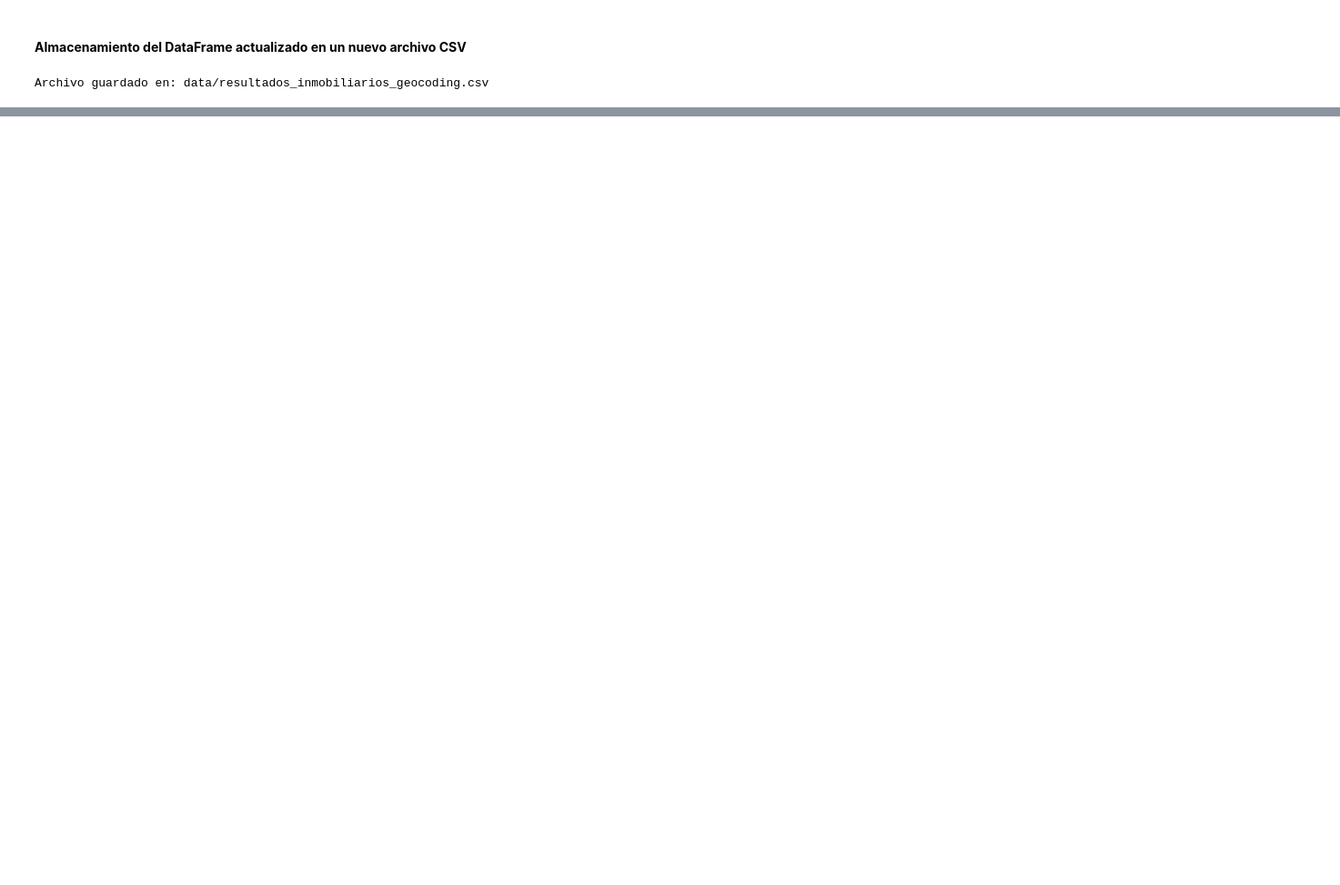
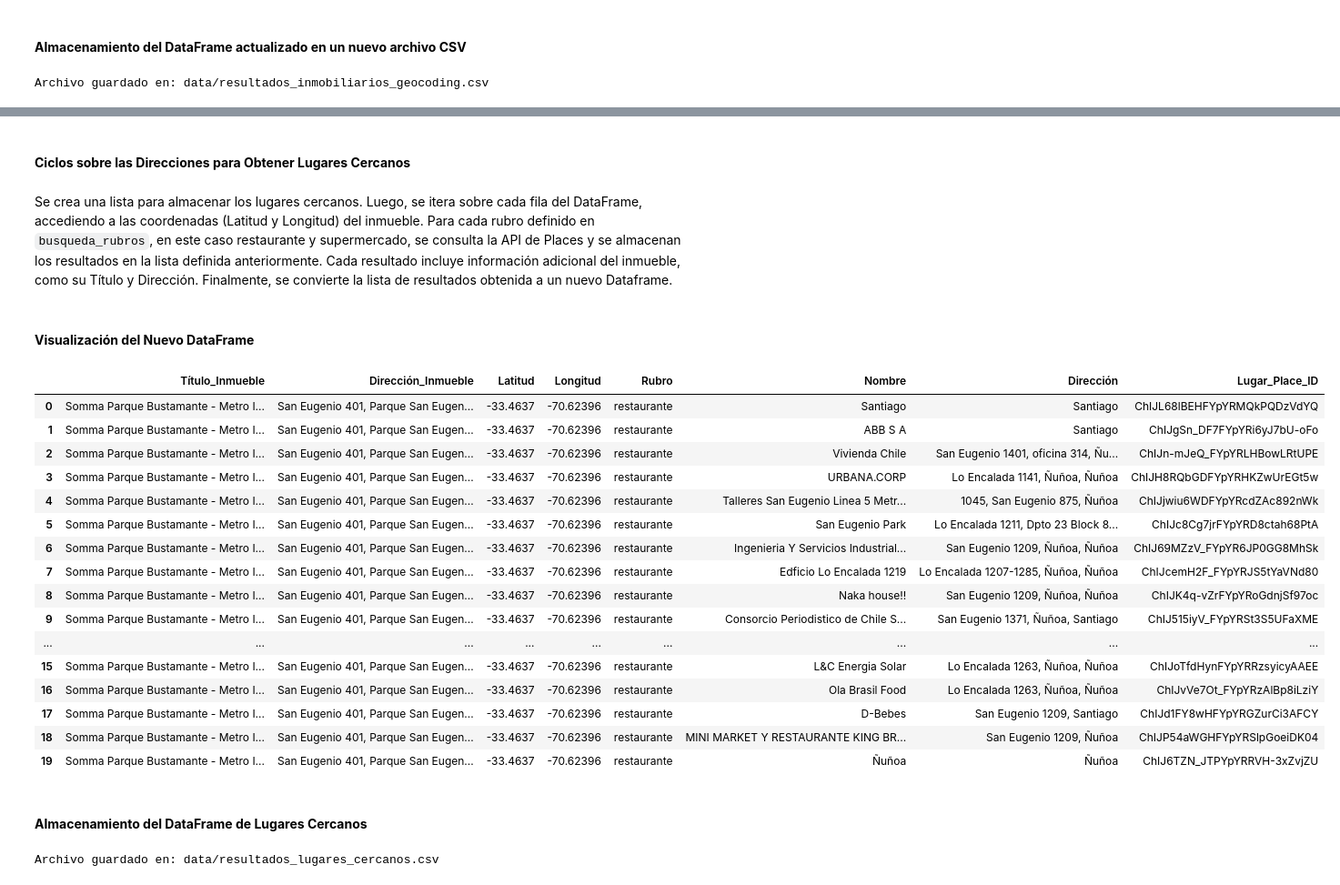
Before and after one commit to Vikktor93/webscraping-api-bd-project, a Jupyter notebook: project.ipynb, the cells around one changed output, grey strips where cells are left out. Shown at 91% size. Saved outputs shown, nothing was run; the diff lists cells and outputs as text; code cells hidden in the pictures; blank space fills up the shorter version.

Commit message:
Se agrega consulta a Places API de Google y se genera nuevo Dataframe con lugares cercanos

```diff
--- a/project.ipynb
+++ b/project.ipynb
@@ -528,0 +583,57 @@ Archivo guardado en: data/resultados_inmobiliarios_geocoding.csv
+# %% [markdown]
+####  **Ciclos sobre las Direcciones para Obtener Lugares Cercanos**
+# %% [markdown]
+Se crea una lista para almacenar los lugares cercanos. Luego, se itera sobre cada fila del DataFrame, accediendo a las coordenadas (Latitud y Longitud) del inmueble. Para cada rubro definido en `busqueda_rubros`, en este caso restaurante y supermercado, se consulta la API de Places y se almacenan los resultados en la lista definida anteriormente. Cada resultado incluye información adicional del inmueble, como su Título y Dirección. Finalmente, se convierte la lista de resultados obtenida a un nuevo Dataframe.
+# %%
+# Lista para almacenar los resultados de lugares cercanos
+lugares_cercanos = []
+
+# Iteración sobre cada fila del DataFrame Actualizado
+for index, row in df.iterrows():
+    latitud = row["Latitud"]
+    longitud = row["Longitud"]
+
+    if pd.notnull(latitud) and pd.notnull(longitud):
+        for rubro in busqueda_rubros:
+            lugares = rubros_cercanos(latitud, longitud, radio_busqueda, rubro, api_key)
+            for lugar in lugares:
+                lugares_cercanos.append({
+                    "Título_Inmueble": row["Título"],
+                    "Dirección_Inmueble": row["Dirección"],
+                    "Latitud": latitud,
+                    "Longitud": longitud,
+                    **lugar
+                })
+
+# Convierte la lista a un DataFrame
+df_lugares = pd.DataFrame(lugares_cercanos)
+# %% [markdown]
+#### **Visualización del Nuevo DataFrame**
+# %%
+# Imprime el DataFrame actualizado
+df_lugares.head(20)
+# %% [output]
+|  | Título_Inmueble | Dirección_Inmueble | Latitud | Longitud | Rubro | Nombre | Dirección | Lugar_Place_ID |
+| 0 | Somma Parque Bustamante - Metro I... | San Eugenio 401, Parque San Eugen... | -33.4637 | -70.62396 | restaurante | Santiago | Santiago | ChIJL68lBEHFYpYRMQkPQDzVdYQ |
+| 1 | Somma Parque Bustamante - Metro I... | San Eugenio 401, Parque San Eugen... | -33.4637 | -70.62396 | restaurante | ABB S A | Santiago | ChIJgSn_DF7FYpYRi6yJ7bU-oFo |
+| 2 | Somma Parque Bustamante - Metro I... | San Eugenio 401, Parque San Eugen... | -33.4637 | -70.62396 | restaurante | Vivienda Chile | San Eugenio 1401, oficina 314, Ñu... | ChIJn-mJeQ_FYpYRLHBowLRtUPE |
+| 3 | Somma Parque Bustamante - Metro I... | San Eugenio 401, Parque San Eugen... | -33.4637 | -70.62396 | restaurante | URBANA.CORP | Lo Encalada 1141, Ñuñoa, Ñuñoa | ChIJH8RQbGDFYpYRHKZwUrEGt5w |
+| 4 | Somma Parque Bustamante - Metro I... | San Eugenio 401, Parque San Eugen... | -33.4637 | -70.62396 | restaurante | Talleres San Eugenio Linea 5 Metr... | 1045, San Eugenio 875, Ñuñoa | ChIJjwiu6WDFYpYRcdZAc892nWk |
+| 5 | Somma Parque Bustamante - Metro I... | San Eugenio 401, Parque San Eugen... | -33.4637 | -70.62396 | restaurante | San Eugenio Park | Lo Encalada 1211, Dpto 23 Block 8... | ChIJc8Cg7jrFYpYRD8ctah68PtA |
+| 6 | Somma Parque Bustamante - Metro I... | San Eugenio 401, Parque San Eugen... | -33.4637 | -70.62396 | restaurante | Ingenieria Y Servicios Industrial... | San Eugenio 1209, Ñuñoa, Ñuñoa | ChIJ69MZzV_FYpYR6JP0GG8MhSk |
+| 7 | Somma Parque Bustamante - Metro I... | San Eugenio 401, Parque San Eugen... | -33.4637 | -70.62396 | restaurante | Edficio Lo Encalada 1219 | Lo Encalada 1207-1285, Ñuñoa, Ñuñoa | ChIJcemH2F_FYpYRJS5tYaVNd80 |
+| 8 | Somma Parque Bustamante - Metro I... | San Eugenio 401, Parque San Eugen... | -33.4637 | -70.62396 | restaurante | Naka house!! | San Eugenio 1209, Ñuñoa, Ñuñoa | ChIJK4q-vZrFYpYRoGdnjSf97oc |
+| 9 | Somma Parque Bustamante - Metro I... | San Eugenio 401, Parque San Eugen... | -33.4637 | -70.62396 | restaurante | Consorcio Periodistico de Chile S... | San Eugenio 1371, Ñuñoa, Santiago | ChIJ515iyV_FYpYRSt3S5UFaXME |
+| ... | ... | ... | ... | ... | ... | ... | ... | ... |
+| 15 | Somma Parque Bustamante - Metro I... | San Eugenio 401, Parque San Eugen... | -33.4637 | -70.62396 | restaurante | L&C Energia Solar | Lo Encalada 1263, Ñuñoa, Ñuñoa | ChIJoTfdHynFYpYRRzsyicyAAEE |
+| 16 | Somma Parque Bustamante - Metro I... | San Eugenio 401, Parque San Eugen... | -33.4637 | -70.62396 | restaurante | Ola Brasil Food | Lo Encalada 1263, Ñuñoa, Ñuñoa | ChIJvVe7Ot_FYpYRzAlBp8iLziY |
+| 17 | Somma Parque Bustamante - Metro I... | San Eugenio 401, Parque San Eugen... | -33.4637 | -70.62396 | restaurante | D-Bebes | San Eugenio 1209, Santiago | ChIJd1FY8wHFYpYRGZurCi3AFCY |
+| 18 | Somma Parque Bustamante - Metro I... | San Eugenio 401, Parque San Eugen... | -33.4637 | -70.62396 | restaurante | MINI MARKET Y RESTAURANTE KING BR... | San Eugenio 1209, Ñuñoa | ChIJP54aWGHFYpYRSlpGoeiDK04 |
+| 19 | Somma Parque Bustamante - Metro I... | San Eugenio 401, Parque San Eugen... | -33.4637 | -70.62396 | restaurante | Ñuñoa | Ñuñoa | ChIJ6TZN_JTPYpYRRVH-3xZvjZU |
+# %% [markdown]
+#### **Almacenamiento del DataFrame de Lugares Cercanos**
+# %%
+df_lugares.to_csv('data/resultados_lugares_cercanos.csv', index=False, encoding='utf-8')
+print("Archivo guardado en: data/resultados_lugares_cercanos.csv")
+# %% [output]
+Archivo guardado en: data/resultados_lugares_cercanos.csv
```
Also changed, not shown: parts of 12 cells of this notebook, 3 other files.
